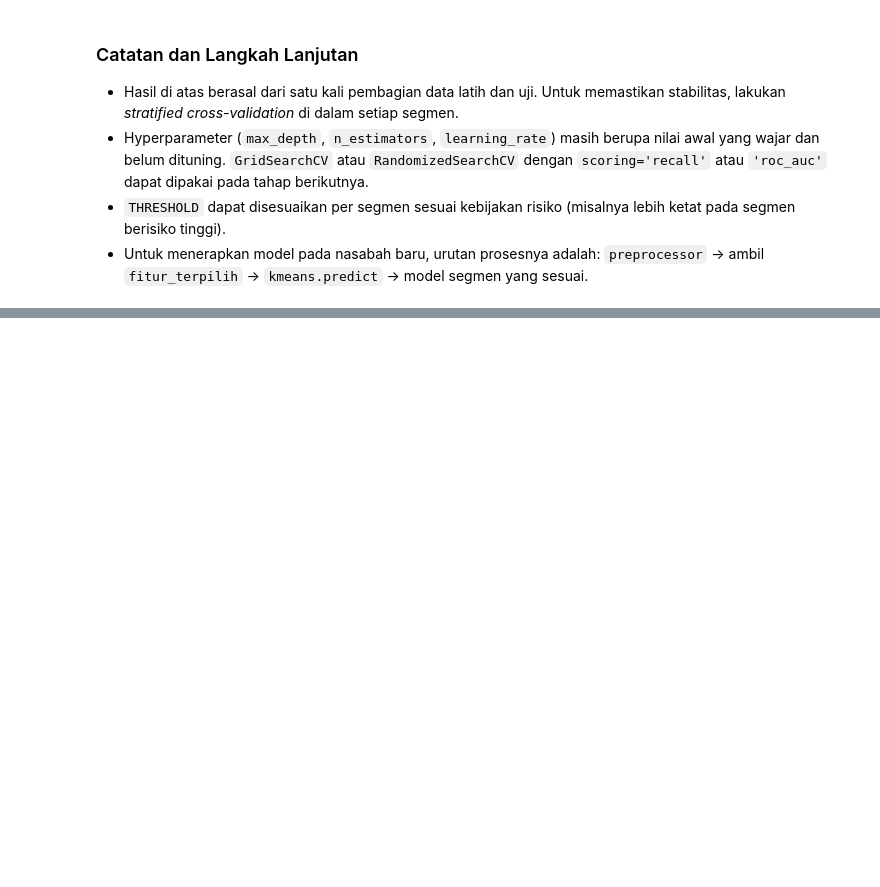
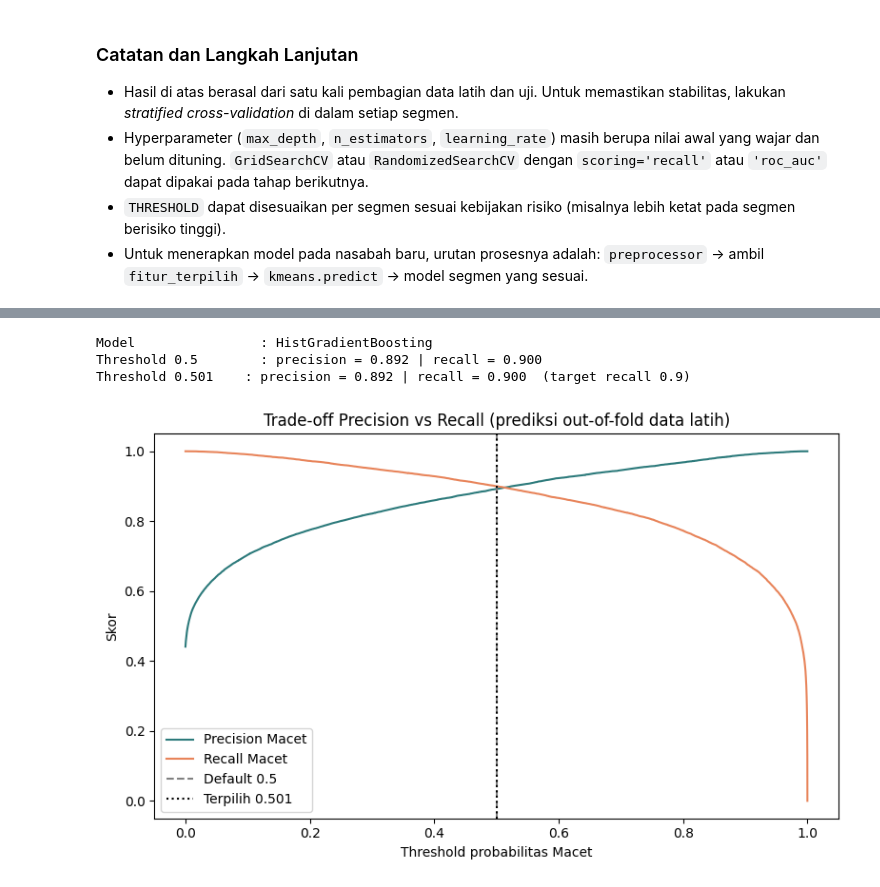
Before and after one commit to Yaboku29/credit-risk-mitigation-segmentation, a Jupyter notebook: coba.ipynb, the cells around one changed output, grey strips where cells are left out. Cells and saved outputs as stored; diff of their text form; code cells hidden in the pictures; blank space fills up the shorter version.

Commit message:
Tambah cleaning, preprocessing, feature selection, dan modelling

```diff
--- a/coba.ipynb
+++ b/coba.ipynb
@@ -1031,0 +1201,10 @@ weighted avg      0.881     0.881     0.881      9825
+# %%
+# Cek: pipeline harus menghasilkan fitur yang sama dengan alur manual sebelumnya
+pipa_cek = buat_pipeline(RandomForestClassifier(n_estimators=100, random_state=RANDOM_STATE, n_jobs=-1))
+pipa_cek.fit(X_tr, y_tr)
+
+fitur_pipa = set(pipa_cek.named_steps['seleksi'].fitur_terpilih_)
+print("Jumlah fitur pipeline:", len(fitur_pipa), "| alur manual:", len(fitur_terpilih))
+print("Sama persis dengan alur manual:", fitur_pipa == set(fitur_terpilih))
+print("Hanya di pipeline :", sorted(fitur_pipa - set(fitur_terpilih)))
+print("Hanya di manual   :", sorted(set(fitur_terpilih) - fitur_pipa))
@@ -1031,0 +1414,42 @@ weighted avg      0.881     0.881     0.881      9825
+# %%
+TARGET_RECALL = 0.90
+
+model_final = hasil_cari[MODEL_TERPILIH].best_estimator_      # sudah di-refit pada seluruh data latih
+proba_oof = cross_val_predict(model_final, X_tr, y_tr, cv=cv, method='predict_proba')[:, 1]
+
+prec, rec, thr = precision_recall_curve(y_tr, proba_oof)
+memenuhi = np.where(rec[:-1] >= TARGET_RECALL)[0]
+if len(memenuhi) == 0:
+    THRESHOLD_FINAL = 0.5
+    print("Target recall tidak tercapai pada threshold manapun, memakai 0.5.")
+else:
+    THRESHOLD_FINAL = float(thr[memenuhi[-1]])
+
+def pr_pada(t):
+    pred = (proba_oof >= t).astype(int)
+    tp = ((pred == 1) & (y_tr == 1)).sum()
+    return tp / max(pred.sum(), 1), tp / y_tr.sum()
+
+p05, r05 = pr_pada(0.5)
+pf, rf_ = pr_pada(THRESHOLD_FINAL)
+print(f"Model                : {MODEL_TERPILIH}")
+print(f"Threshold 0.5        : precision = {p05:.3f} | recall = {r05:.3f}")
+print(f"Threshold {THRESHOLD_FINAL:.3f}    : precision = {pf:.3f} | recall = {rf_:.3f}  (target recall {TARGET_RECALL})")
+
+plt.figure(figsize=(8, 5))
+plt.plot(thr, prec[:-1], label='Precision Macet', color='#2c7a7b')
+plt.plot(thr, rec[:-1], label='Recall Macet', color='#e8845a')
+plt.axvline(0.5, color='gray', linestyle='--', label='Default 0.5')
+plt.axvline(THRESHOLD_FINAL, color='black', linestyle=':', label=f'Terpilih {THRESHOLD_FINAL:.3f}')
+plt.xlabel('Threshold probabilitas Macet')
+plt.ylabel('Skor')
+plt.title('Trade-off Precision vs Recall (prediksi out-of-fold data latih)')
+plt.legend()
+plt.tight_layout()
+plt.savefig('threshold_tradeoff.png', dpi=300)
+plt.show()
+# %% [output]
+Model                : HistGradientBoosting
+Threshold 0.5        : precision = 0.892 | recall = 0.900
+Threshold 0.501    : precision = 0.892 | recall = 0.900  (target recall 0.9)
+[figure, added]
```
Also changed, not shown: parts of 20 cells of this notebook, 9 other files.
